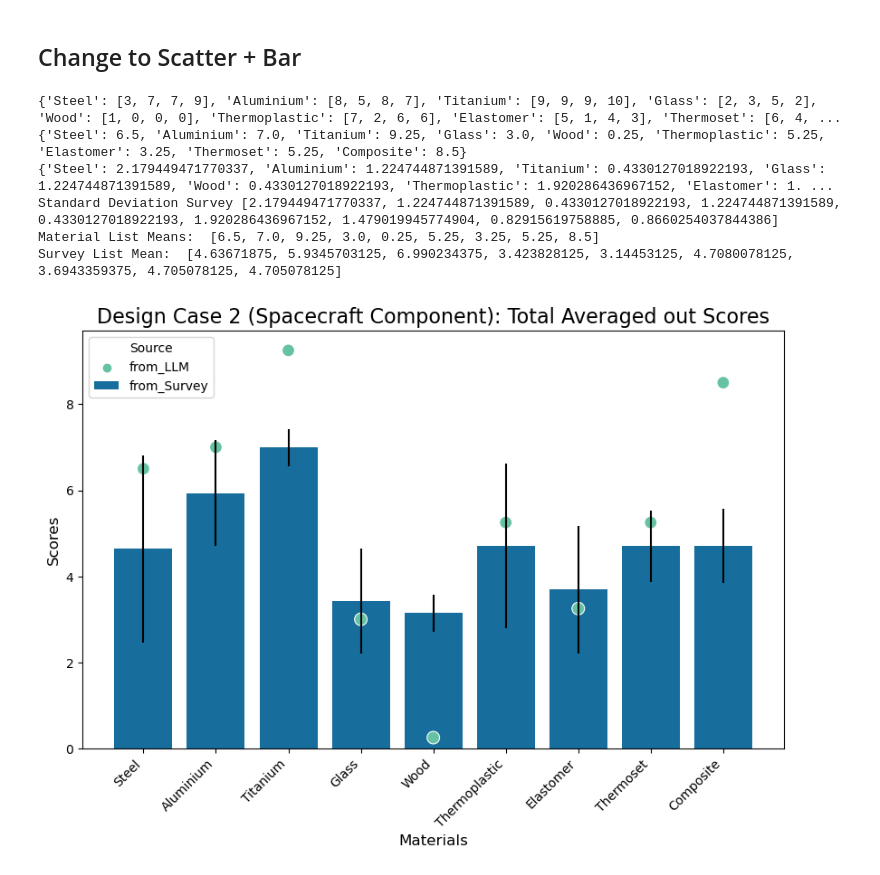
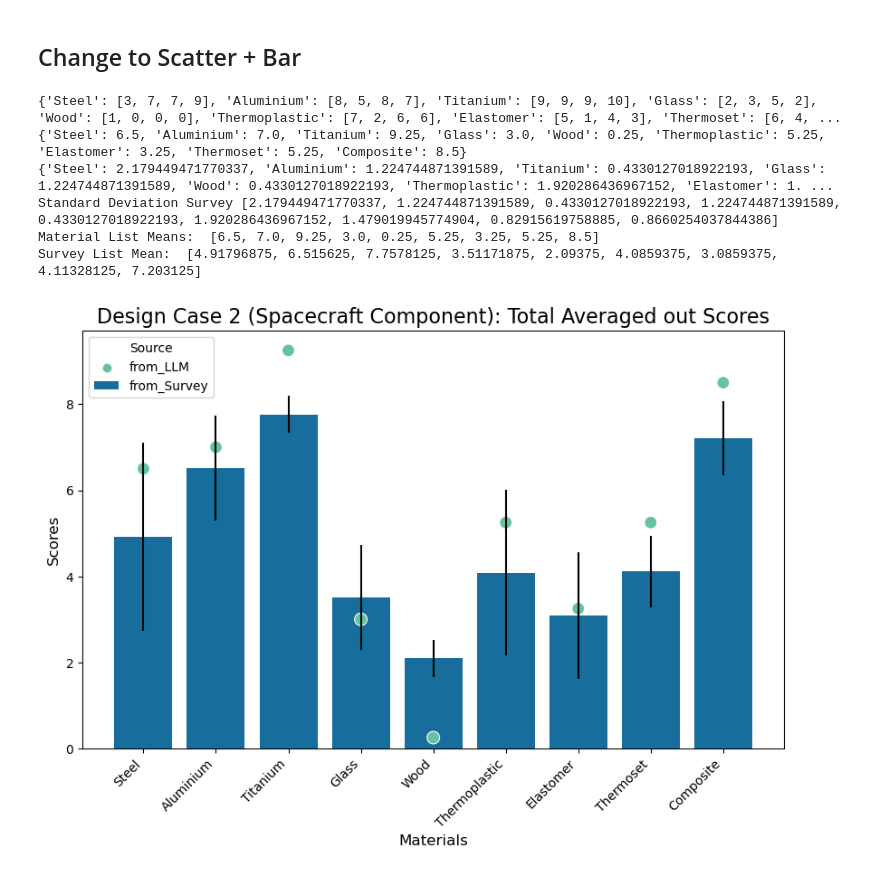
Before and after one commit to cmudrc/LLM-for-Material-Selection, a Jupyter notebook: SurveyLLM comparison.ipynb, the cells around one changed output. Saved outputs shown, nothing was run; the diff lists cells and outputs as text; code cells hidden in the pictures.

```diff
--- a/SurveyLLM comparison.ipynb
+++ b/SurveyLLM comparison.ipynb
@@ -1820,7 +1819,7 @@ for m in materials:
 
 print("Standard Deviation Survey",std_list_spacecraft)
 
-survey_list = [mean_steel_total, mean_aluminium_total, mean_titanium_total, mean_glass_total, mean_wood_total, mean_thermoplastic_total, mean_elastomer_total, mean_thermoset_total, mean_composite_total]
+survey_list = [mean_spacecraft_steel, mean_spacecraft_aluminium, mean_spacecraft_titanium, mean_spacecraft_glass, mean_spacecraft_wood, mean_spacecraft_thermoplastic, mean_spacecraft_elastomer, mean_spacecraft_thermoset, mean_spacecraft_composite]
 
 llm_list_spacecraft =  [average_scores_spacecraft['Steel'], average_scores_spacecraft['Aluminium'], average_scores_spacecraft['Titanium'], average_scores_spacecraft['Glass'], average_scores_spacecraft['Wood'], average_scores_spacecraft['Thermoplastic'], average_scores_spacecraft['Elastomer'], average_scores_spacecraft['Thermoset'], average_scores_spacecraft['Composite']]
 
@@ -1833,32 +1832,32 @@ print("Survey List Mean: ", survey_list)
 
 
 data_spacecraft = pd.DataFrame({
     'Materials': materials * 2,
     'Scores': survey_list + llm_list_spacecraft,
     'Source': ['from_Survey'] * len(materials) + ['from_LLM'] * len(materials)
 })
 
 plt.figure(figsize=(10, 6))
 color_palette = sns.color_palette("colorblind")
 
 # Plot the bar chart with the colorblind-friendly palette
 sns.barplot(x='Materials', y='Scores', hue='Source', data=data_spacecraft[:len(materials)], palette=color_palette, yerr=std_list_spacecraft[:len(materials)])
 
 # Plot the scatter plot with the colorblind-friendly palette
 sns.scatterplot(x='Materials', y='Scores', hue='Source', data=data_spacecraft[len(materials):], palette="Set2", s=100)
 
 plt.xlabel('Materials', fontsize=12)
 plt.ylabel('Scores', fontsize=12)
 plt.title('Design Case 2 (Spacecraft Component): Total Averaged out Scores', fontsize=16)
 plt.xticks(rotation=45, ha='right')
 plt.legend(title='Source')
 plt.show()
 # sns.scatterplot(x='Materials', y='Scores', hue='Source', data=data_spacecraft[len(materials):], palette="r", s=100)
 # %% [output]
 {'Steel': [3, 7, 7, 9], 'Aluminium': [8, 5, 8, 7], 'Titanium': [9, 9, 9, 10], 'Glass': [2, 3, 5, 2], 'Wood': [1, 0, 0, 0], 'Thermoplastic': [7, 2, 6, 6], 'Elastomer': [5, 1, 4, 3], 'Thermoset': [6, 4, ...
 {'Steel': 6.5, 'Aluminium': 7.0, 'Titanium': 9.25, 'Glass': 3.0, 'Wood': 0.25, 'Thermoplastic': 5.25, 'Elastomer': 3.25, 'Thermoset': 5.25, 'Composite': 8.5}
 {'Steel': 2.179449471770337, 'Aluminium': 1.224744871391589, 'Titanium': 0.4330127018922193, 'Glass': 1.224744871391589, 'Wood': 0.4330127018922193, 'Thermoplastic': 1.920286436967152, 'Elastomer': 1. ...
 Standard Deviation Survey [2.179449471770337, 1.224744871391589, 0.4330127018922193, 1.224744871391589, 0.4330127018922193, 1.920286436967152, 1.479019945774904, 0.82915619758885, 0.8660254037844386]
 Material List Means:  [6.5, 7.0, 9.25, 3.0, 0.25, 5.25, 3.25, 5.25, 8.5]
-Survey List Mean:  [4.63671875, 5.9345703125, 6.990234375, 3.423828125, 3.14453125, 4.7080078125, 3.6943359375, 4.705078125, 4.705078125]
+Survey List Mean:  [4.91796875, 6.515625, 7.7578125, 3.51171875, 2.09375, 4.0859375, 3.0859375, 4.11328125, 7.203125]
-[figure, old version]
+[figure, new version]
```
Also changed, not shown: parts of 11 cells of this notebook, 2 other files.
